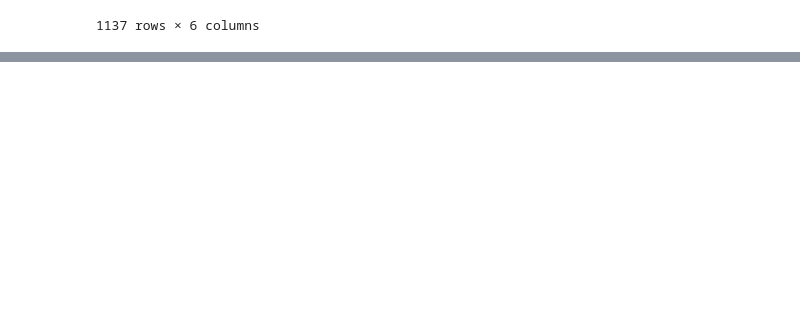
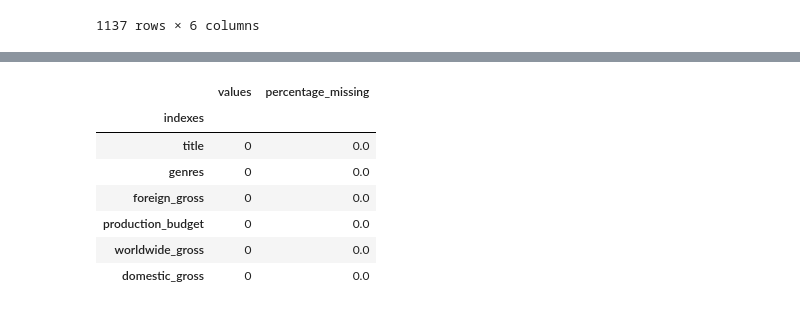
Before and after one commit to IdrisFallout/movie-market-analysis, a Jupyter notebook: notebooks/exploratory.ipynb, the cells around one changed output, grey strips where cells are left out. Saved outputs shown, nothing was run; the diff lists cells and outputs as text; code cells hidden in the pictures; blank space fills up the shorter version.

```diff
--- a/notebooks/exploratory.ipynb
+++ b/notebooks/exploratory.ipynb
@@ -296,0 +315,11 @@ cleaned_df
+# %%
+get_percentage_missing(cleaned_df)
+# %% [output]
+|  | values | percentage_missing |
+| indexes |  |  |
+| title | 0 | 0.0 |
+| genres | 0 | 0.0 |
+| foreign_gross | 0 | 0.0 |
+| production_budget | 0 | 0.0 |
+| worldwide_gross | 0 | 0.0 |
+| domestic_gross | 0 | 0.0 |
```
Also changed, not shown: parts of 8 cells of this notebook.
